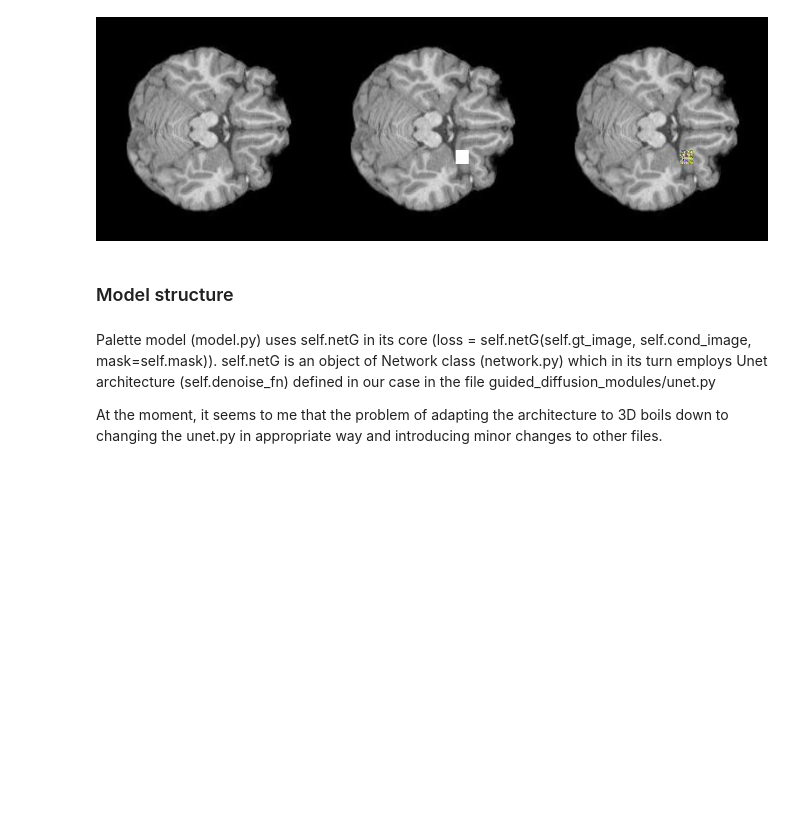
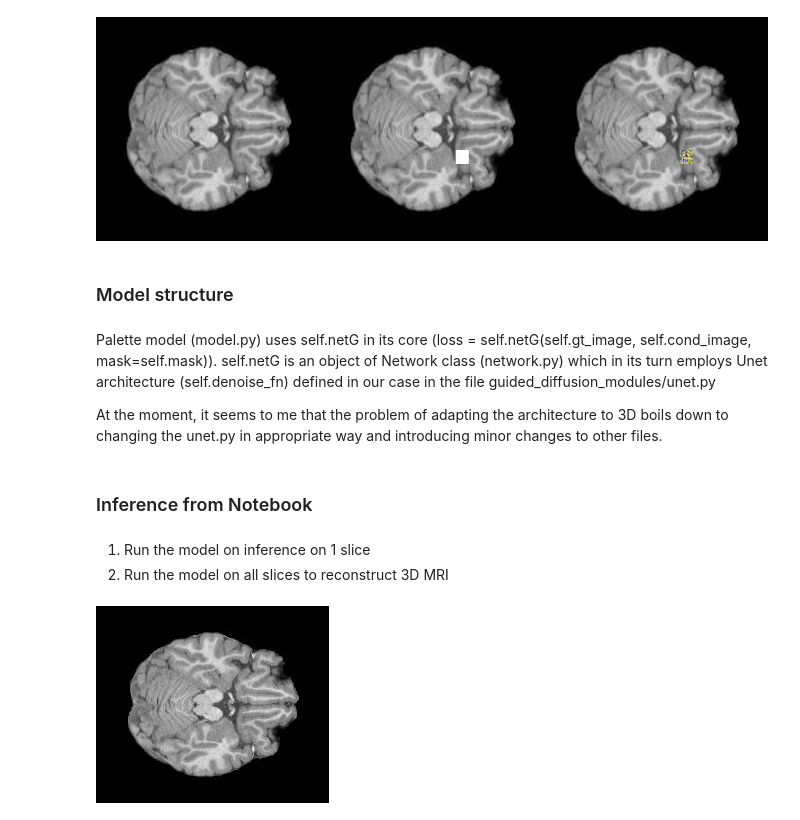
Before and after one commit to PavelBartenev/Palette-Image-to-Image-Diffusion-Models, a Jupyter notebook: inpainting_experiment.ipynb, the cells around one changed output. Saved outputs shown, nothing was run; the diff lists cells and outputs as text; code cells hidden in the pictures; blank space fills up the shorter version.

Commit message:
inference directly from notebook

```diff
--- a/inpainting_experiment.ipynb
+++ b/inpainting_experiment.ipynb
@@ -219,3 +216,8 @@ triple_images[0]
 Palette model (model.py) uses self.netG in its core (loss = self.netG(self.gt_image, self.cond_image, mask=self.mask)). self.netG is an object of Network class (network.py) which in its turn employs Unet architecture (self.denoise_fn) defined in our case in the file guided_diffusion_modules/unet.py
 
 At the moment, it seems to me that the problem of adapting the architecture to 3D boils down to changing the unet.py in appropriate way and introducing minor changes to other files.
+# %% [markdown]
+### Inference from Notebook
+# %% [markdown]
+1) Run the model on inference on 1 slice
+2) Run the model on all slices to reconstruct 3D MRI
@@ -221,0 +260,7 @@ At the moment, it seems to me that the problem of adapting the architecture to 3
+# %%
+images = [file for file in os.listdir(dest_mri_slices_dir) if '.jpeg' in file]
+images = sorted(images, key = lambda path: int(path[re.search(r"\d+", path).start() : re.search(r"\d+", path).end()]))
+img = PIL.Image.open(os.path.join(dest_mri_slices_dir, images[0]))
+img
+# %% [output]
+[figure, added]
```
Also changed, not shown: parts of 12 cells of this notebook, 2 other files.
